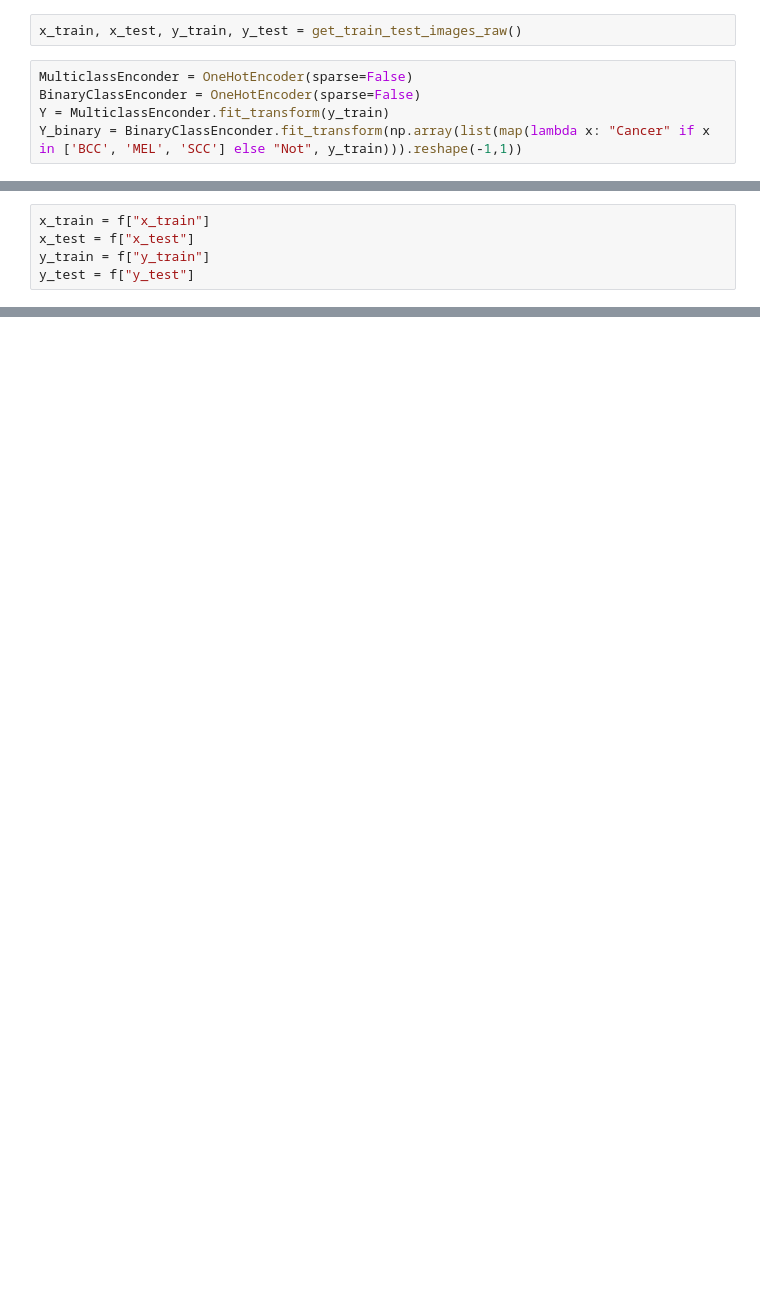
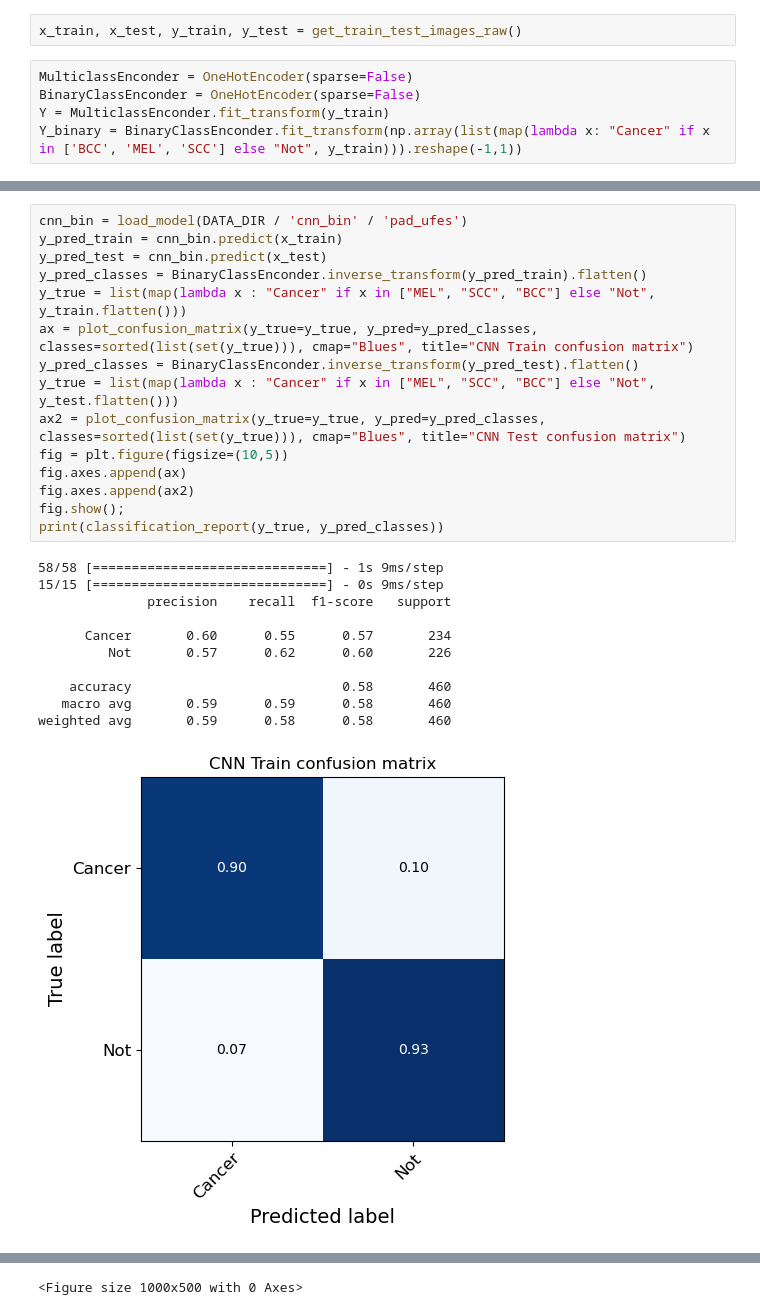
Before and after one commit to CEDipEngineering/ComputerAidedSkinCancerIdentificationAndDiagnosis, a Jupyter notebook: experiments/dip/cnn/cnn.ipynb, the cells around one changed output, grey strips where cells are left out. Cells and saved outputs as stored; diff of their text form; blank space fills up the shorter version.

```diff
--- a/experiments/dip/cnn/cnn.ipynb
+++ b/experiments/dip/cnn/cnn.ipynb
@@ -156,5 +156,0 @@ ax = plot_confusion_matrix(y_true=y_true, y_pred=y_pred_classes, classes=list(se
-# %%
-x_train = f["x_train"]
-x_test = f["x_test"]
-y_train = f["y_train"]
-y_test = f["y_test"]
@@ -164,0 +172,27 @@ model.evaluate(x_test, y_test)
+# %%
+cnn_bin = load_model(DATA_DIR / 'cnn_bin' / 'pad_ufes')
+y_pred_train = cnn_bin.predict(x_train)
+y_pred_test = cnn_bin.predict(x_test)
+y_pred_classes = BinaryClassEnconder.inverse_transform(y_pred_train).flatten()
+y_true = list(map(lambda x : "Cancer" if x in ["MEL", "SCC", "BCC"] else "Not", y_train.flatten()))
+ax = plot_confusion_matrix(y_true=y_true, y_pred=y_pred_classes, classes=sorted(list(set(y_true))), cmap="Blues", title="CNN Train confusion matrix")
+y_pred_classes = BinaryClassEnconder.inverse_transform(y_pred_test).flatten()
+y_true = list(map(lambda x : "Cancer" if x in ["MEL", "SCC", "BCC"] else "Not", y_test.flatten()))
+ax2 = plot_confusion_matrix(y_true=y_true, y_pred=y_pred_classes, classes=sorted(list(set(y_true))), cmap="Blues", title="CNN Test confusion matrix")
+fig = plt.figure(figsize=(10,5))
+fig.axes.append(ax)
+fig.axes.append(ax2)
+fig.show();
+print(classification_report(y_true, y_pred_classes))
+# %% [output]
+58/58 [==============================] - 1s 9ms/step
+15/15 [==============================] - 0s 9ms/step
+              precision    recall  f1-score   support
+
+      Cancer       0.60      0.55      0.57       234
+         Not       0.57      0.62      0.60       226
+
+    accuracy                           0.58       460
+   macro avg       0.59      0.59      0.58       460
+weighted avg       0.59      0.58      0.58       460
+[figure, added]
@@ -164,0 +200 @@ model.evaluate(x_test, y_test)
+<Figure size 1000x500 with 0 Axes>
```
Also changed, not shown: parts of 16 cells of this notebook, 6 other files.
